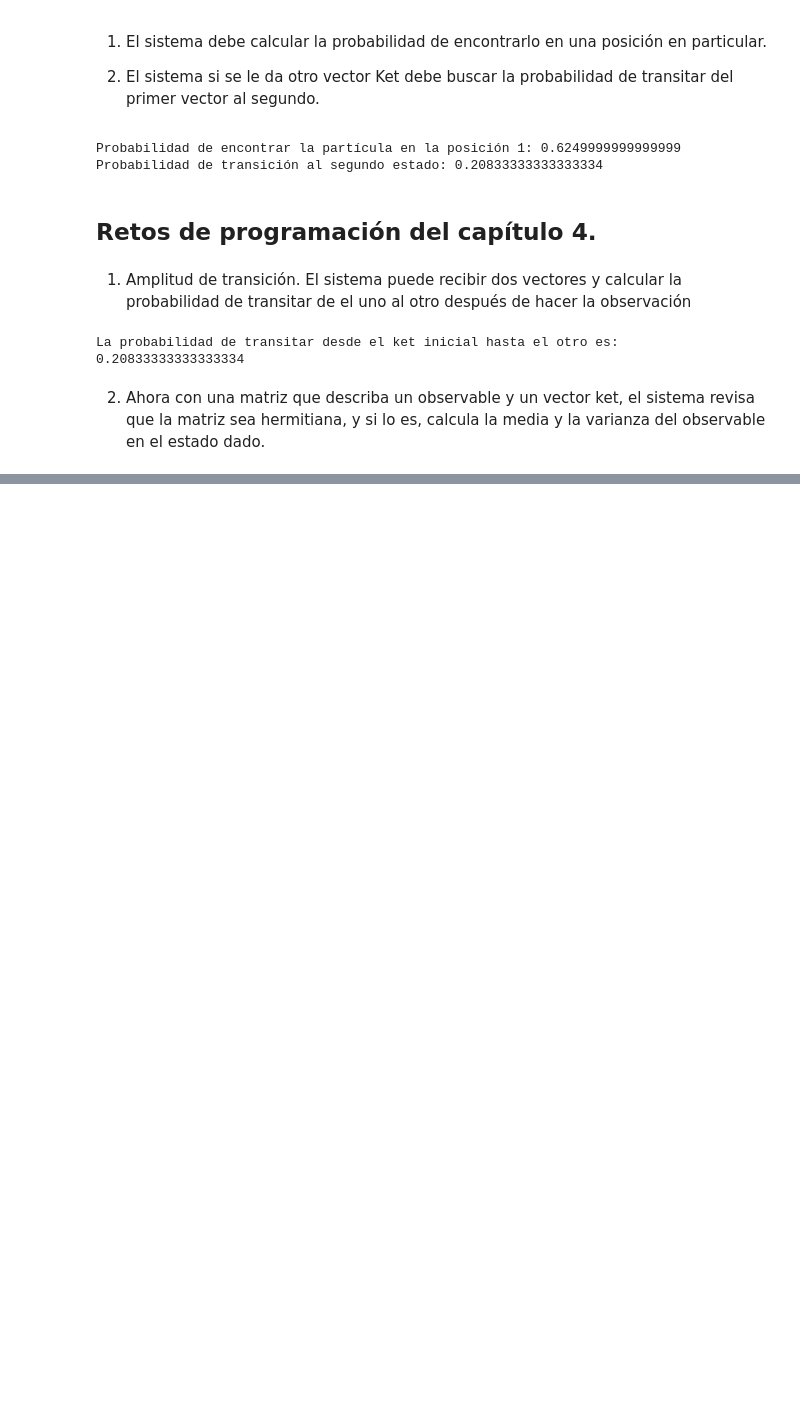
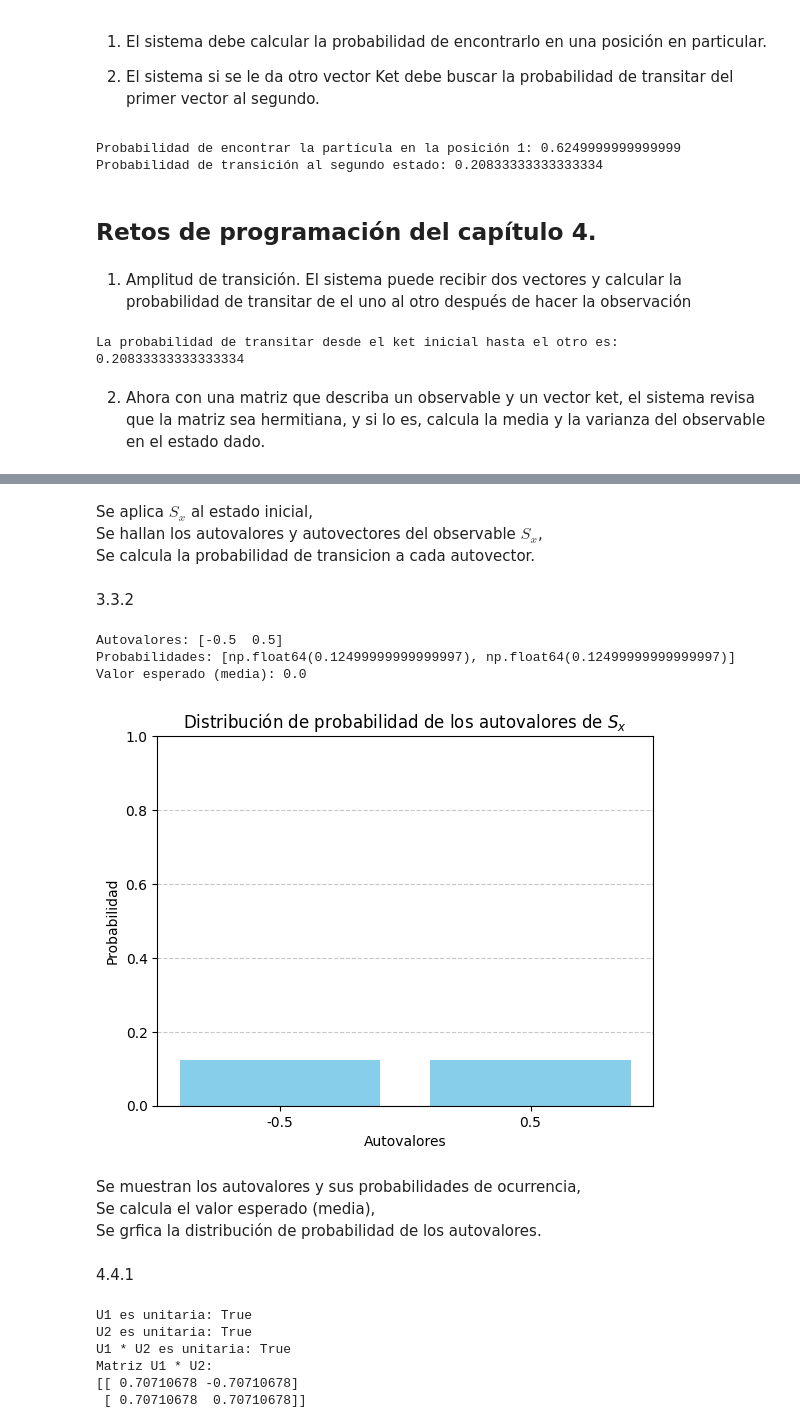
Before and after one commit to brayanvaldes/caputulo4, a Jupyter notebook: taller.ipynb, the cells around one changed output, grey strips where cells are left out. Drawn from its saved outputs; the diff is of its cells as text; code cells hidden in the pictures; blank space fills up the shorter version.

```diff
--- a/taller.ipynb
+++ b/taller.ipynb
@@ -77,0 +224,78 @@ print(valor_esperado(A,B))
+# %% [markdown]
+Se aplica $S_x$ al estado inicial,
+Se hallan los autovalores y autovectores del observable $S_x$,
+Se calcula la probabilidad de transicion a cada autovector.
+# %% [markdown]
+3.3.2
+# %%
+import numpy as np
+import matplotlib.pyplot as plt
+
+spin_up = np.array([[1], [0]])
+
+Sx = 0.5 * np.array([[0, 1],
+                     [1, 0]])
+
+estado_aplicado = np.dot(Sx, spin_up)
+
+autovalores, autovectores = np.linalg.eigh(Sx)
+
+probabilidades = []
+for i in range(autovectores.shape[1]):
+    eigenvector = autovectores[:, i].reshape(2, 1)
+    proyeccion = np.vdot(eigenvector, estado_aplicado)
+    probabilidad = np.abs(proyeccion)**2
+    probabilidades.append(probabilidad)
+
+media = np.sum(autovalores * probabilidades)
+
+print("Autovalores:", autovalores)
+print("Probabilidades:", probabilidades)
+print("Valor esperado (media):", media)
+
+plt.bar([str(round(l, 2)) for l in autovalores], probabilidades, color='skyblue')
+plt.title("Distribución de probabilidad de los autovalores de $S_x$")
+plt.xlabel("Autovalores")
+plt.ylabel("Probabilidad")
+plt.ylim(0, 1)
+plt.grid(axis='y', linestyle='--', alpha=0.7)
+plt.show()
+# %% [output]
+Autovalores: [-0.5  0.5]
+Probabilidades: [np.float64(0.12499999999999997), np.float64(0.12499999999999997)]
+Valor esperado (media): 0.0
+[figure, added]
+# %% [markdown]
+Se muestran los autovalores y sus probabilidades de ocurrencia,
+Se calcula el valor esperado (media),
+Se grfica la distribución de probabilidad de los autovalores.
+# %% [markdown]
+4.4.1
+# %%
+import numpy as np
+
+def es_unitaria(U):
+    identidad = np.eye(U.shape[0])
+    return np.allclose(U.conj().T @ U, identidad)
+
+U1 = np.array([[0, 1],
+               [1, 0]])
+
+U2 = (1 / np.sqrt(2)) * np.array([[1, 1],
+                                  [1, -1]])
+
+U3 = U1 @ U2
+
+print("U1 es unitaria:", es_unitaria(U1))
+print("U2 es unitaria:", es_unitaria(U2))
+print("U1 * U2 es unitaria:", es_unitaria(U3))
+
+print("Matriz U1 * U2:")
+print(U3)
+# %% [output]
+U1 es unitaria: True
+U2 es unitaria: True
+U1 * U2 es unitaria: True
+Matriz U1 * U2:
+[[ 0.70710678 -0.70710678]
+ [ 0.70710678  0.70710678]]
```
Also changed, not shown: parts of 14 cells of this notebook, 1 other file.
